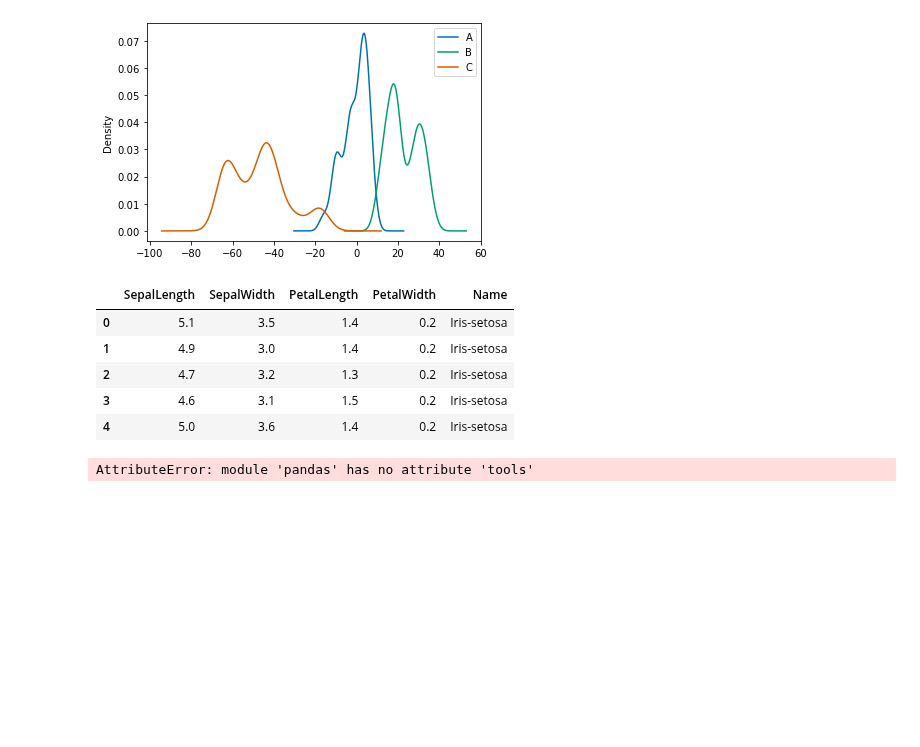
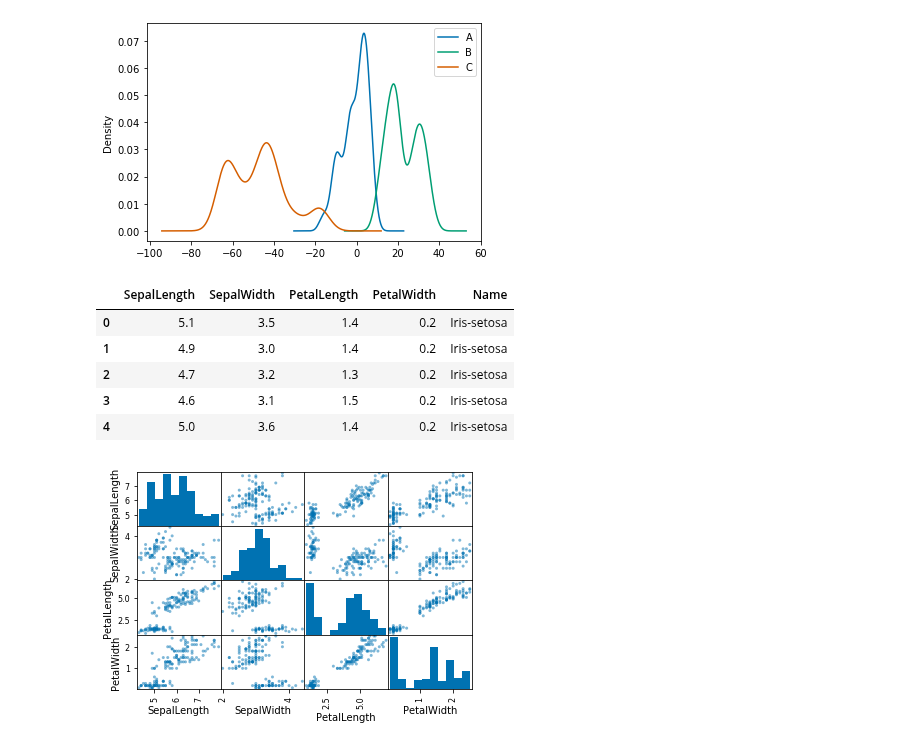
Before and after one commit to JosePabloGFnl/Applied-Data-Science-with-Python, a Jupyter notebook: Applied Plotting, Charting & Data Representation in Python/Week4/AppliedVisualizations.ipynb, the cells around one changed output. Cells and saved outputs as stored; diff of their text form; code cells hidden in the pictures; blank space fills up the shorter version.

Commit message:
Error corrections and the rest of the lectures

```diff
--- a/Applied Plotting, Charting & Data Representation in Python/Week4/AppliedVisualizations.ipynb
+++ b/Applied Plotting, Charting & Data Representation in Python/Week4/AppliedVisualizations.ipynb
@@ -98,6 +98,8 @@ iris.head()
 # %%
 #a scatter matrix is a way of comparing each column in a dataframe to every other column in a pair-wise fashion
 #useful to see the most obvious patterns in the dataset
-pd.tools.plotting.scatter_matrix(iris);
+
+#pd.tools.plotting.scatter_matrix(iris); this code isn't valide anymore
+pd.plotting.scatter_matrix(iris);
 # %% [output]
-AttributeError: module 'pandas' has no attribute 'tools'
+[figure, added]
```
Also changed, not shown: parts of 13 cells of this notebook.
